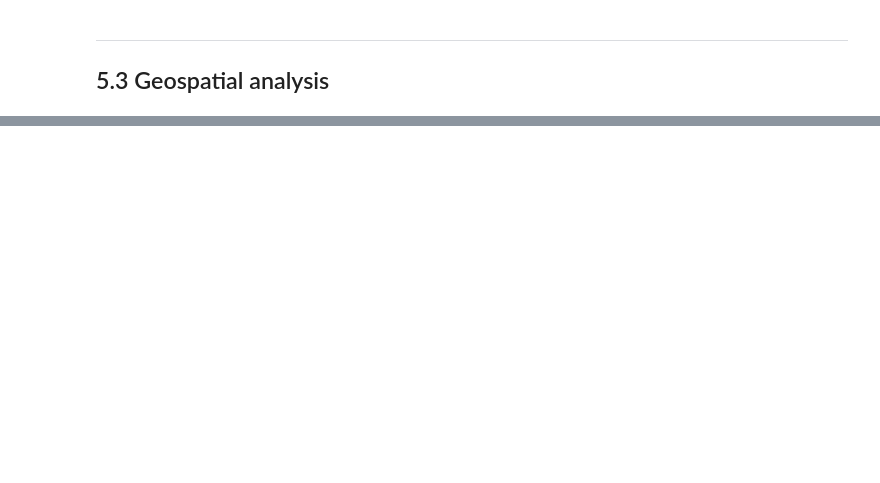
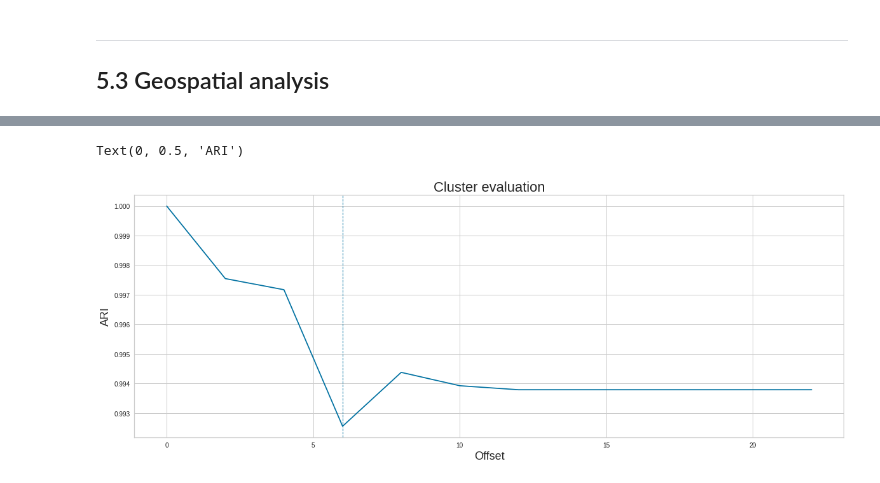
Before and after one commit to curiousmindflow/oc-ml-p4, a Jupyter notebook: modelisation.ipynb, the cells around one changed output, grey strips where cells are left out. Cells and saved outputs as stored; diff of their text form; code cells hidden in the pictures; blank space fills up the shorter version.

```diff
--- a/modelisation.ipynb
+++ b/modelisation.ipynb
@@ -838,0 +1144,14 @@ geo_data.plot(color="blue", markersize=1, ax=ax)
+# %%
+def get_frame_(dataset, temporal_index, start, period):
+    temporal_index = dataset[temporal_index]
+    end = start + pd.DateOffset(months=period)
+
+    frame = dataset[(start <= temporal_index) & (temporal_index < end)]
+
+    return frame
+# %%
+def kmeans_eval(dataset, n_clusters):
+    kmeans = KMeans(n_clusters=n_clusters, random_state=1)
+    kmeans.fit(dataset)
+    labels = kmeans.labels_
+    return labels
@@ -838,0 +1180,11 @@ geo_data.plot(color="blue", markersize=1, ax=ax)
+# %%
+if config["maintenance"]["do"]:
+    global_data_preproc = preprocess_data(global_data)
+    global_data_preproc["customer_id"] = global_data["customer_id"]
+    global_data_preproc["order_purchase_timestamp"] = global_data["order_purchase_timestamp"]
+    temp = global_data_preproc.drop_duplicates(subset=["customer_id"], inplace=False)
+# %%
+scores = None
+if config["maintenance"]["do"]:
+    scores = rolling_eval_(global_data_preproc, features=["price", "freight_value", "product_weight_g", "product_volume_cm3", "price_sum", "frequency", "recency"], temporal_index="order_purchase_timestamp", n_clusters=6, initial_period=12, offset_month=2, key_index="customer_id")
+scores
@@ -838,0 +1204,16 @@ geo_data.plot(color="blue", markersize=1, ax=ax)
+# %%
+scores = pd.DataFrame(data=scores, columns=["offset", "ARI"])
+
+
+plt.figure(figsize=(20, 7))
+plt.title("Cluster evaluation", fontsize=22)
+ax = sns.lineplot(data=scores, x="offset", y="ARI")
+
+minima = scores.iloc[scores["ARI"].idxmin()]["offset"]
+plt.axvline(minima, 0, scores["ARI"].max(), linestyle="--", linewidth=1)
+
+plt.xlabel("Offset", fontsize=18)
+plt.ylabel("ARI", fontsize=18)
+# %% [output]
+Text(0, 0.5, 'ARI')
+[figure, added]
```
Also changed, not shown: parts of 60 cells of this notebook.
